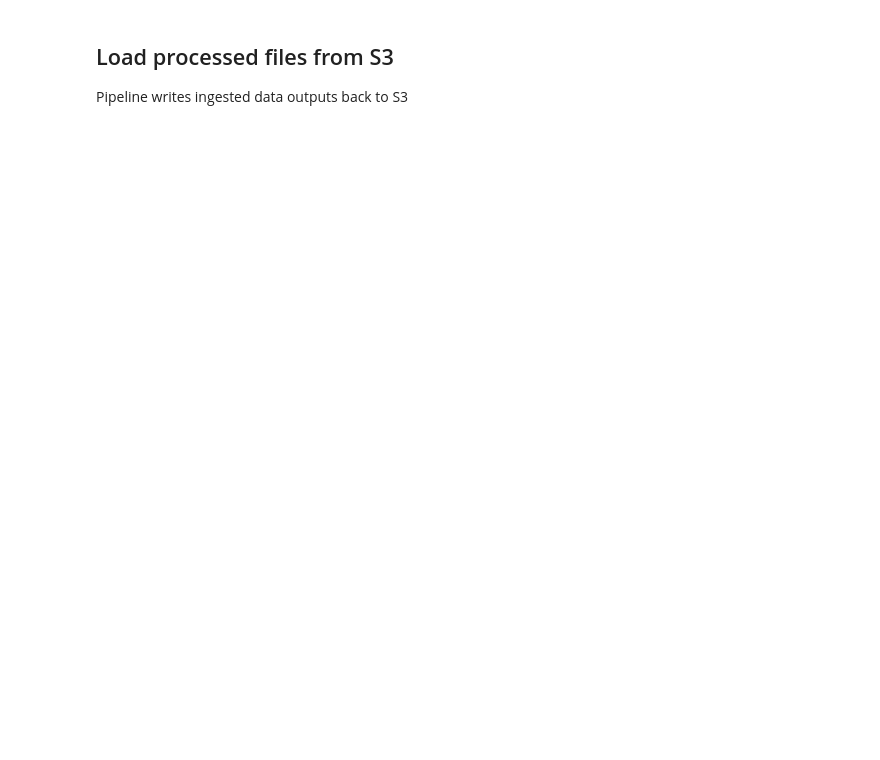
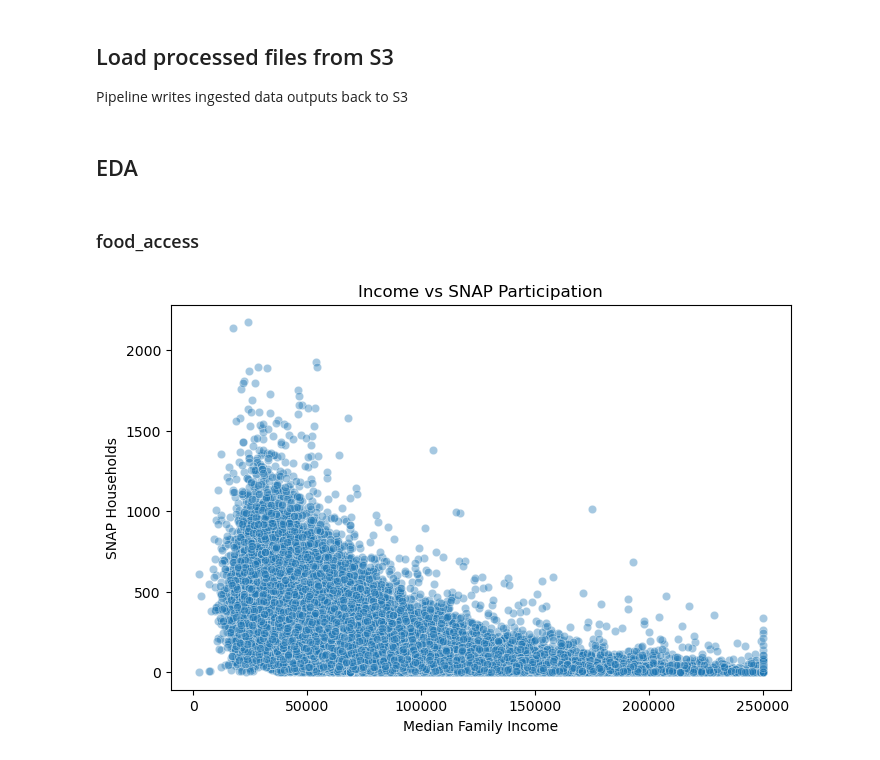
Before and after one commit to svthaker/ADS508Group3, a Jupyter notebook: NutriAccessAnalytics.ipynb, the cells around one changed output. Drawn from its saved outputs; the diff is of its cells as text; code cells hidden in the pictures; blank space fills up the shorter version.

```diff
--- a/NutriAccessAnalytics.ipynb
+++ b/NutriAccessAnalytics.ipynb
@@ -24,0 +67,20 @@ retail_food = pd.read_csv(f"s3://{bucket}/{processed_prefix}california_food_stor
+# %% [markdown]
+## EDA
+# %% [markdown]
+### food_access
+# %%
+plt.figure(figsize=(8,5))
+
+sns.scatterplot(
+    data=food_access,
+    x='MedianFamilyIncome',
+    y='TractSNAP',
+    alpha=0.4
+)
+
+plt.title('Income vs SNAP Participation')
+plt.xlabel('Median Family Income')
+plt.ylabel('SNAP Households')
+plt.show()
+# %% [output]
+[figure, added]
```
Also changed, not shown: parts of 31 cells of this notebook.
